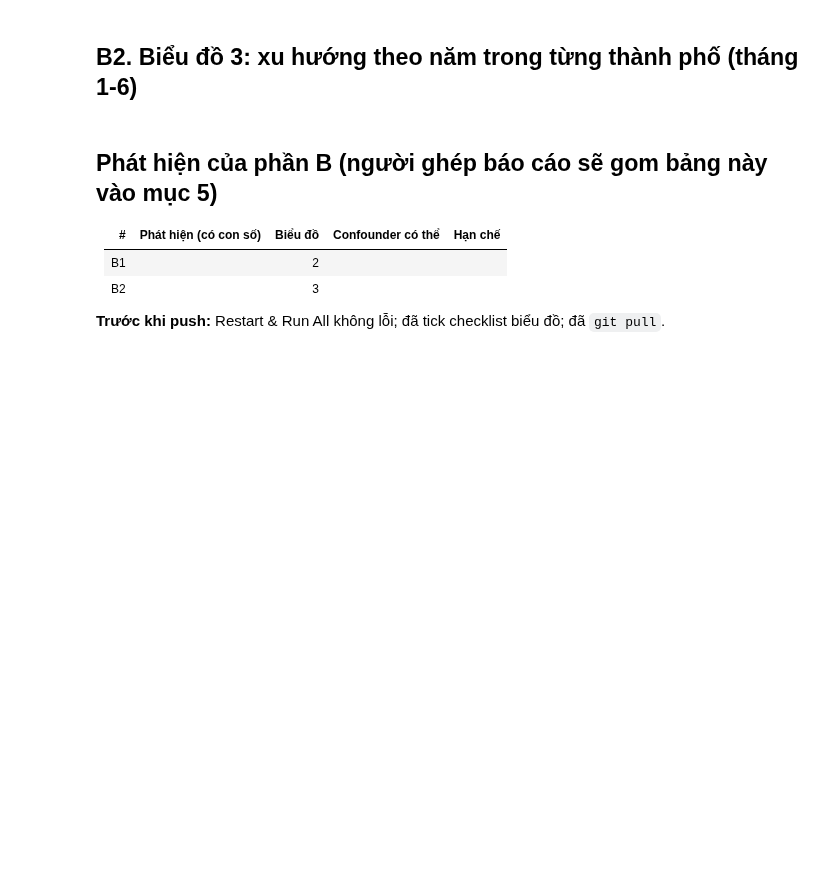
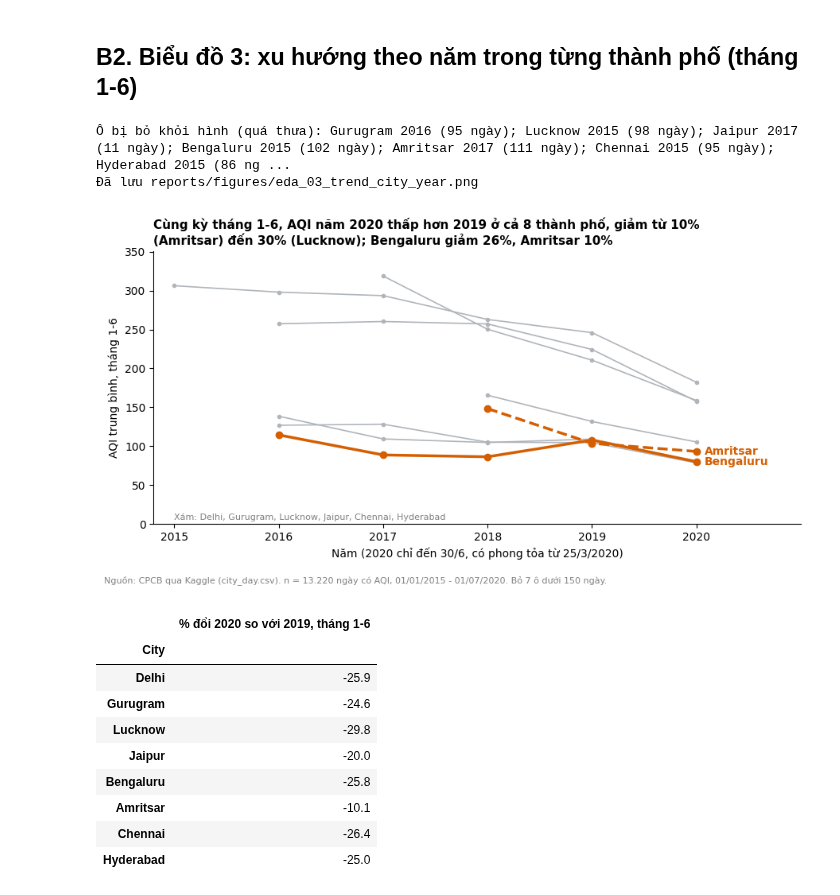
Before and after one commit to MTuan1510/Air-Project, a Jupyter notebook: notebooks/08b_eda_khi_nao.ipynb, the cells around one changed output. Drawn from its saved outputs; the diff is of its cells as text; code cells hidden in the pictures; blank space fills up the shorter version.

```diff
--- a/notebooks/08b_eda_khi_nao.ipynb
+++ b/notebooks/08b_eda_khi_nao.ipynb
@@ -93,9 +139,43 @@ Số ngày có AQI trong ô đó (ô nhỏ = kết luận yếu):
-# %% [markdown]
-## Phát hiện của phần B (người ghép báo cáo sẽ gom bảng này vào mục 5)
-
-| # | Phát hiện (có con số) | Biểu đồ | Confounder có thể | Hạn chế |
-|---|---|---|---|---|
-| B1 | | 2 | | |
-| B2 | | 3 | | |
-
-**Trước khi push:** Restart & Run All không lỗi; đã tick checklist biểu đồ; đã `git pull`.
+# %%
+MIN_N = 150                                    # tháng 1-6 có khoảng 181 ngày; ô dưới 150 ngày bị bỏ khỏi hình (xem n_tbl ở B0)
+trend_ok = trend_tbl_raw = h1.pivot_table(index="City", columns="year", values="AQI", aggfunc="mean", observed=True)
+trend_ok = trend_tbl_raw.where(n_tbl >= MIN_N)
+dropped = [f"{c} {int(y)} ({int(n_tbl.loc[c, y])} ngày)" for c in n_tbl.index for y in n_tbl.columns if n_tbl.loc[c, y] < MIN_N]
+print("Ô bị bỏ khỏi hình (quá thưa):", "; ".join(dropped))
+
+fig, ax = plt.subplots(figsize=(9, 4.8))
+for c in trend_ok.index:
+    s = trend_ok.loc[c].dropna()
+    if c in ("Bengaluru", "Amritsar"):
+        ax.plot(s.index, s.values, color=ACCENT, lw=2.5, marker="o", ls="-" if c == "Bengaluru" else "--", zorder=3)
+        ax.text(s.index[-1] + 0.08, s.values[-1], c, color=ACCENT, fontsize=10, fontweight="bold", va="center")
+    else:
+        ax.plot(s.index, s.values, color=NEUTRAL, lw=1.2, marker="o", ms=3)
+ax.text(2015.0, 5, "Xám: Delhi, Gurugram, Lucknow, Jaipur, Chennai, Hyderabad", fontsize=8, color="gray")
+ax.set_xlim(2014.8, 2021.0); ax.set_ylim(0, trend_ok.max().max() * 1.1)
+ax.set_xticks(range(2015, 2021)); ax.set_xlabel("Năm (2020 chỉ đến 30/6, có phong tỏa từ 25/3/2020)")
+ax.set_ylabel("AQI trung bình, tháng 1-6")
+
+chg = (trend_tbl_raw[2020] / trend_tbl_raw[2019] - 1) * 100             # 2020 so với 2019, cùng kỳ tháng 1-6
+assert (chg < 0).all(), "có thành phố 2020 không thấp hơn 2019, phải sửa tiêu đề"
+finish_chart(fig, ax,
+    f"Cùng kỳ tháng 1-6, AQI năm 2020 thấp hơn 2019 ở cả {len(chg)} thành phố, giảm từ {vn(-chg.max())}% ({chg.idxmax()}) "
+    f"đến {vn(-chg.min())}% ({chg.idxmin()}); Bengaluru giảm {vn(-chg['Bengaluru'])}%, Amritsar {vn(-chg['Amritsar'])}%", eda,
+    note=f"Bỏ {len(dropped)} ô dưới {MIN_N} ngày.")
+save_fig(fig, "03_trend_city_year")
+plt.show()
+display(chg.round(1).rename("% đổi 2020 so với 2019, tháng 1-6").to_frame())
+# %% [output]
+Ô bị bỏ khỏi hình (quá thưa): Gurugram 2016 (95 ngày); Lucknow 2015 (98 ngày); Jaipur 2017 (11 ngày); Bengaluru 2015 (102 ngày); Amritsar 2017 (111 ngày); Chennai 2015 (95 ngày); Hyderabad 2015 (86 ng ...
+Đã lưu reports/figures/eda_03_trend_city_year.png
+[figure, added]
+|  | % đổi 2020 so với 2019, tháng 1-6 |
+| City |  |
+| Delhi | -25.9 |
+| Gurugram | -24.6 |
+| Lucknow | -29.8 |
+| Jaipur | -20.0 |
+| Bengaluru | -25.8 |
+| Amritsar | -10.1 |
+| Chennai | -26.4 |
+| Hyderabad | -25.0 |
```
Also changed, not shown: parts of 6 cells of this notebook.
